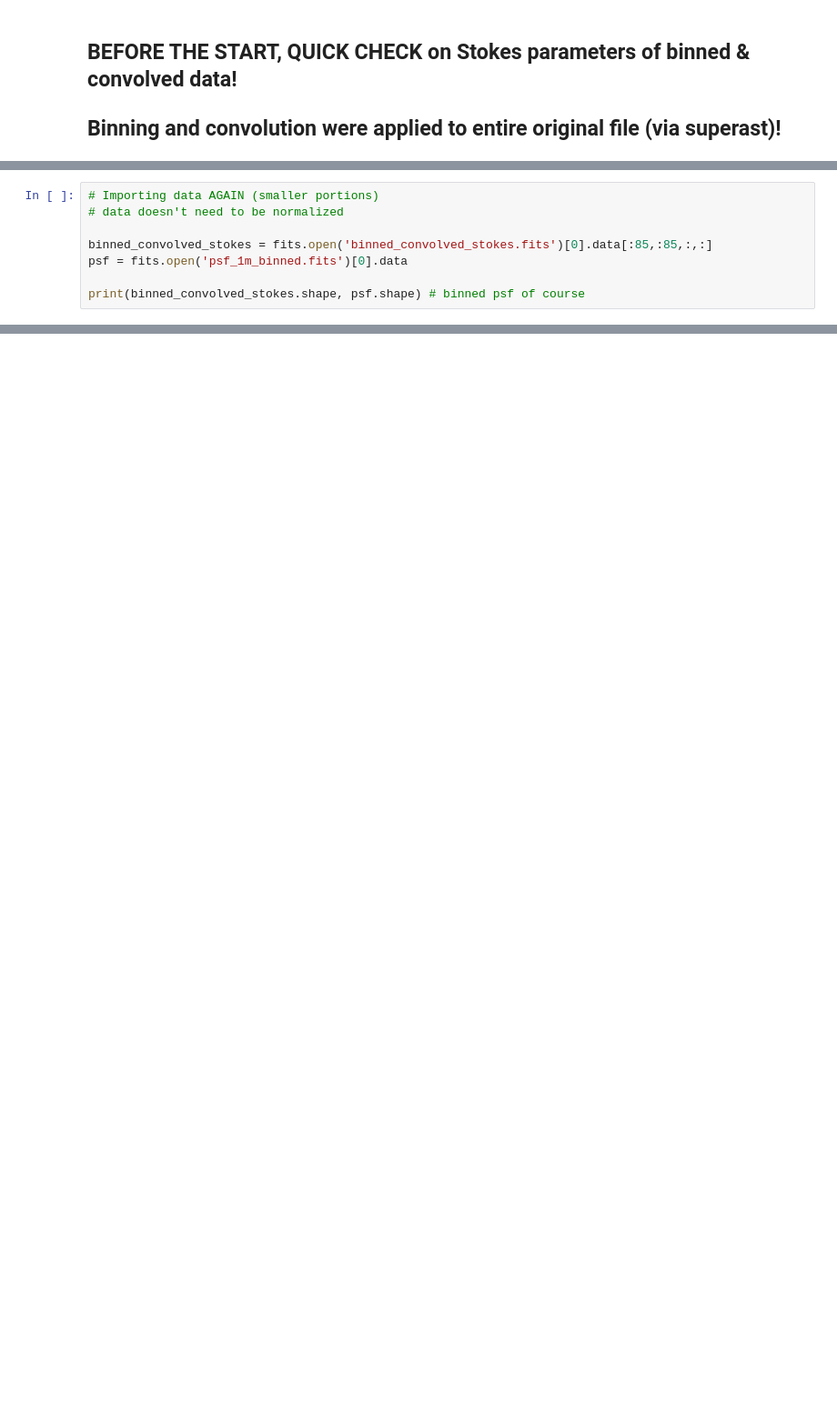
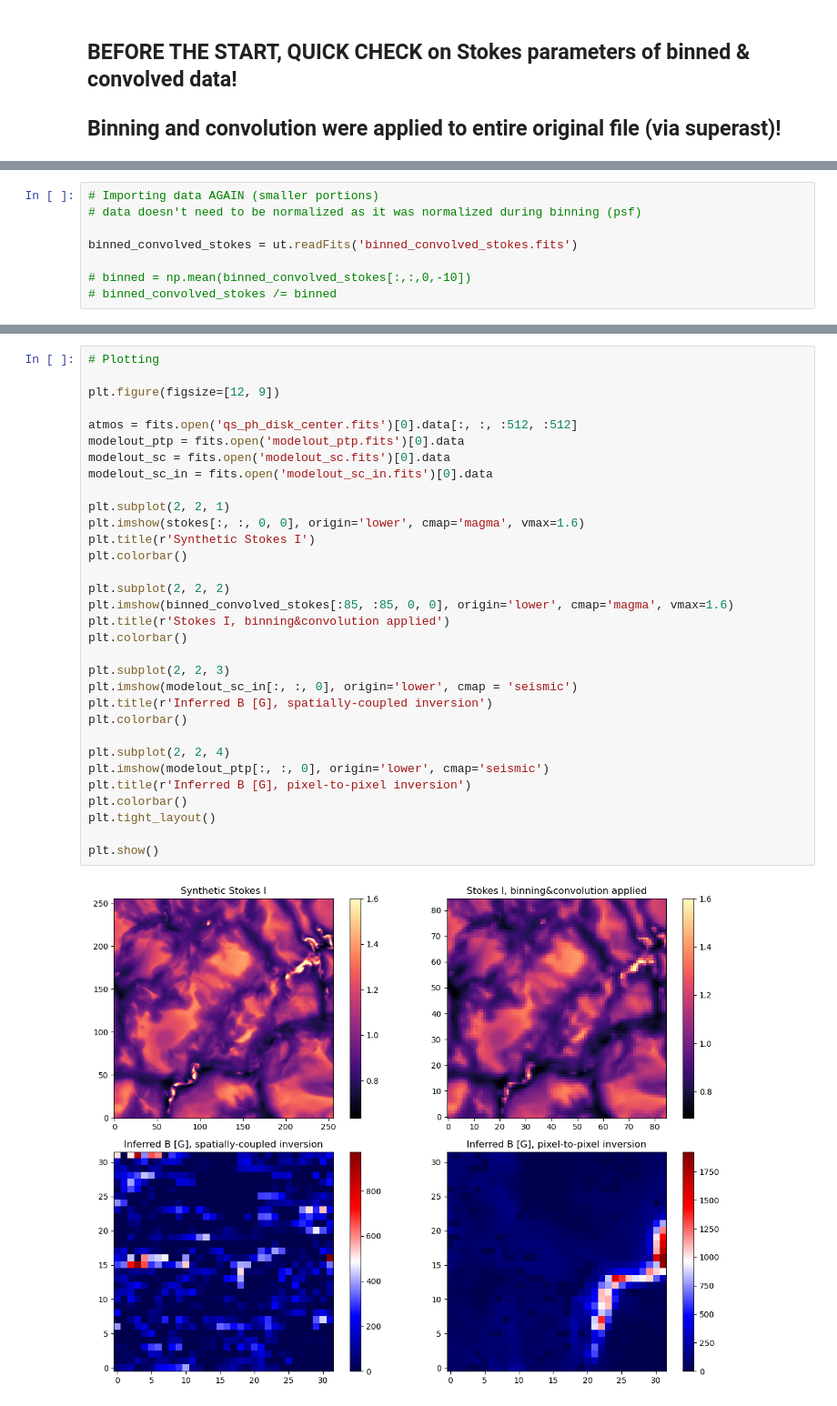
Before and after one commit to zorzeus/inversion_comparison, a Jupyter notebook: invert_sc_and_ptp.ipynb, the cells around one changed output, grey strips where cells are left out. Shown at 91% size. Drawn from its saved outputs; the diff is of its cells as text; blank space fills up the shorter version.

```diff
--- a/invert_sc_and_ptp.ipynb
+++ b/invert_sc_and_ptp.ipynb
@@ -164,9 +147,9 @@ plt.show()
 # %%
 # Importing data AGAIN (smaller portions)
-# data doesn't need to be normalized
+# data doesn't need to be normalized as it was normalized during binning (psf)
 
-binned_convolved_stokes = fits.open('binned_convolved_stokes.fits')[0].data[:85,:85,:,:]
-psf = fits.open('psf_1m_binned.fits')[0].data
+binned_convolved_stokes = ut.readFits('binned_convolved_stokes.fits')
 
-print(binned_convolved_stokes.shape, psf.shape) # binned psf of course
+# binned = np.mean(binned_convolved_stokes[:,:,0,-10])
+# binned_convolved_stokes /= binned
 # %% [output]
@@ -232,0 +268,34 @@ pyMilne::dealloc: cleaning-up...
+# %%
+# Plotting
+
+plt.figure(figsize=[12, 9])
+
+atmos = fits.open('qs_ph_disk_center.fits')[0].data[:, :, :512, :512]
+modelout_ptp = fits.open('modelout_ptp.fits')[0].data
+modelout_sc = fits.open('modelout_sc.fits')[0].data
+modelout_sc_in = fits.open('modelout_sc_in.fits')[0].data
+
+plt.subplot(2, 2, 1)
+plt.imshow(stokes[:, :, 0, 0], origin='lower', cmap='magma', vmax=1.6)
+plt.title(r'Synthetic Stokes I')
+plt.colorbar()
+
+plt.subplot(2, 2, 2)
+plt.imshow(binned_convolved_stokes[:85, :85, 0, 0], origin='lower', cmap='magma', vmax=1.6)
+plt.title(r'Stokes I, binning&convolution applied')
+plt.colorbar()
+
+plt.subplot(2, 2, 3)
+plt.imshow(modelout_sc_in[:, :, 0], origin='lower', cmap = 'seismic')
+plt.title(r'Inferred B [G], spatially-coupled inversion')
+plt.colorbar()
+
+plt.subplot(2, 2, 4)
+plt.imshow(modelout_ptp[:, :, 0], origin='lower', cmap='seismic')
+plt.title(r'Inferred B [G], pixel-to-pixel inversion')
+plt.colorbar()
+plt.tight_layout()
+
+plt.show()
+# %% [output]
+[figure, added]
```
Also changed, not shown: parts of 16 cells of this notebook.
